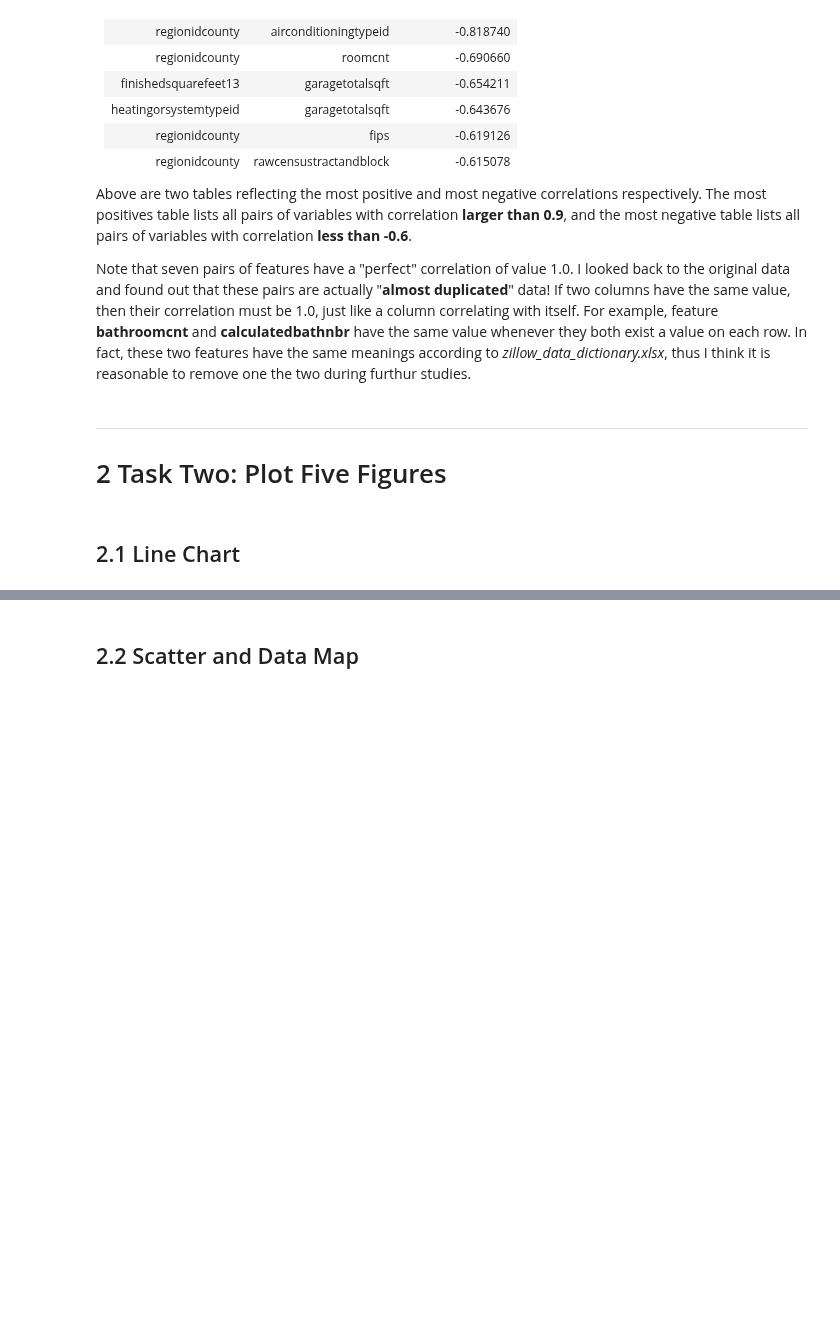
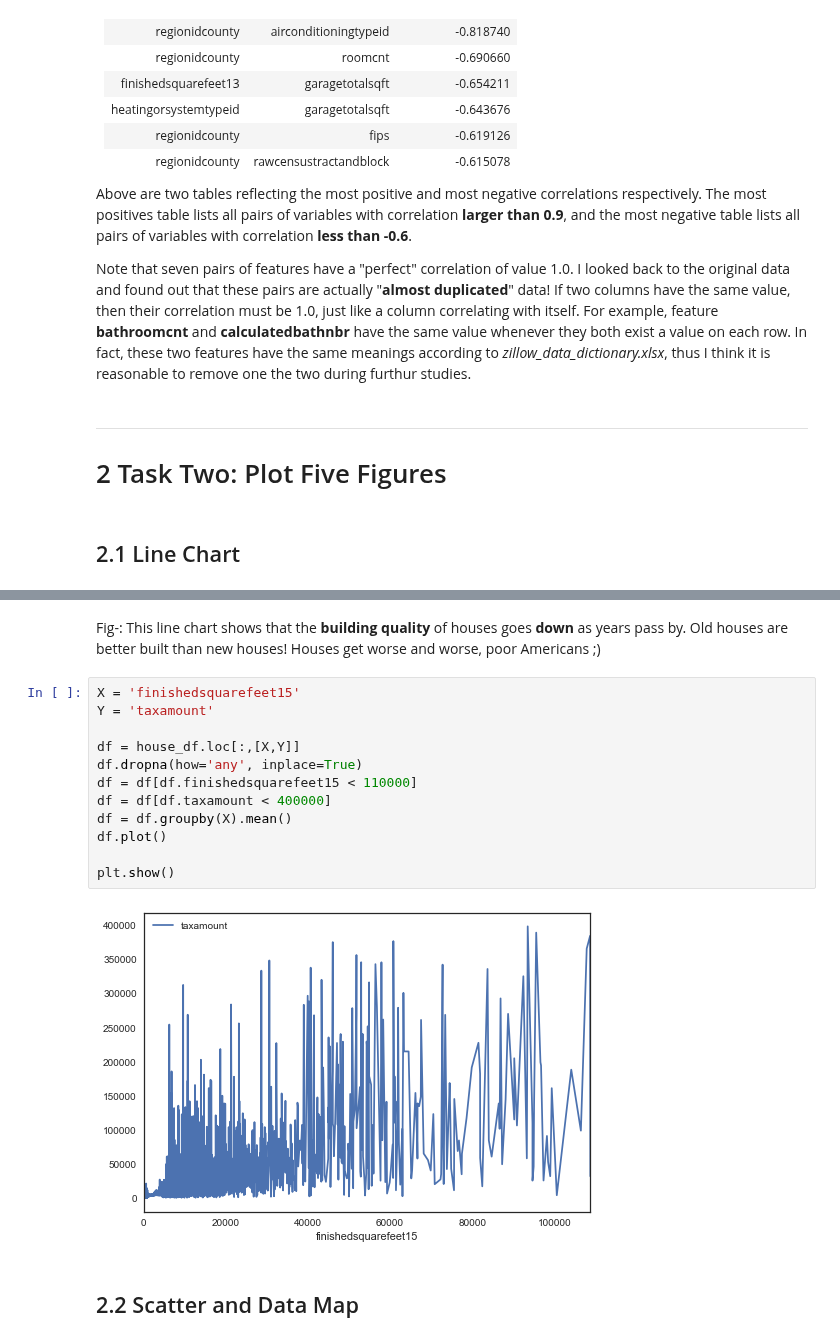
Before and after one commit to caitaozhan/CSE519-Homework-Project, a Jupyter notebook: src/homework_2.ipynb, the cells around one changed output, grey strips where cells are left out. Saved outputs shown, nothing was run; the diff lists cells and outputs as text; blank space fills up the shorter version.

```diff
--- a/src/homework_2.ipynb
+++ b/src/homework_2.ipynb
@@ -123,2 +173,18 @@ Note that seven pairs of features have a "perfect" correlation of value 1.0. I l
+# %% [markdown]
+Fig-: This line chart shows that the **building quality** of houses goes **down** as years pass by. Old houses are better built than new houses! Houses get worse and worse, poor Americans ;)
+# %%
+X = 'finishedsquarefeet15'
+Y = 'taxamount'
+
+df = house_df.loc[:,[X,Y]]
+df.dropna(how='any', inplace=True)
+df = df[df.finishedsquarefeet15 < 110000]
+df = df[df.taxamount < 400000]
+df = df.groupby(X).mean()
+df.plot()
+
+plt.show()
+# %% [output]
+[figure, added]
 # %% [markdown]
 ## 2.2 Scatter and Data Map
```
Also changed, not shown: parts of 14 cells of this notebook, 3 other files.
